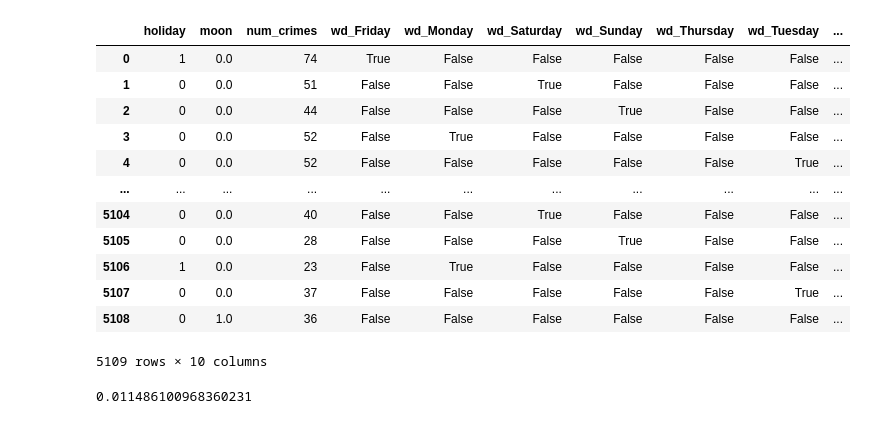
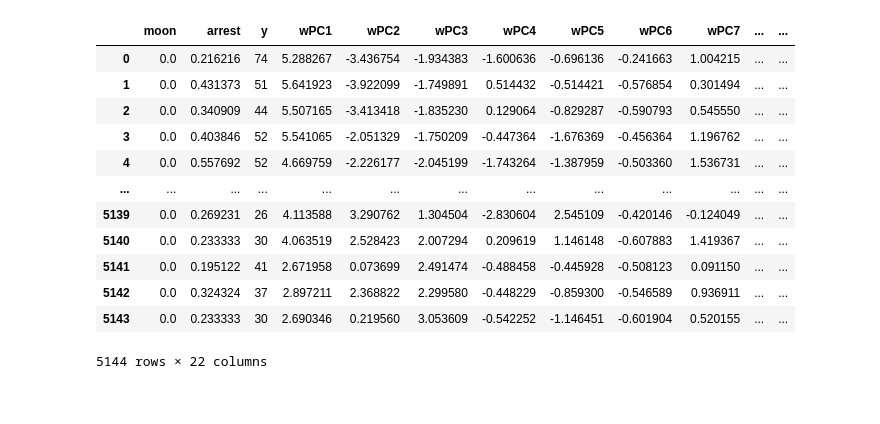
Before and after one commit to ZayneHMaughan/Case_StudyBYU, a Jupyter notebook: model.ipynb, the cells around one changed output. Saved outputs shown, nothing was run; the diff lists cells and outputs as text; code cells hidden in the pictures.

```diff
--- a/model.ipynb
+++ b/model.ipynb
@@ -29,0 +57,8 @@ day_data['holiday'] = day_data['holiday'].apply(lambda x: 0 if pd.isna(x) else 1
+# %%
+start_date = day_data['ds'].min()
+end_date = '2024-01-31'
+all_dates = pd.DataFrame(
+    data=pd.date_range(start_date, end_date, freq='d'),
+    columns=['ds']
+)
+all_dates['ds'] = pd.to_datetime(all_dates['ds'], format="%Y-%m-%d")
@@ -67,16 +98,0 @@ Name: holiday, Length: 5109, dtype: int64
-# %%
-X
-# %% [output]
-|  | holiday | moon | num_crimes | wd_Friday | wd_Monday | wd_Saturday | wd_Sunday | wd_Thursday | wd_Tuesday | ... |
-| 0 | 1 | 0.0 | 74 | True | False | False | False | False | False | ... |
-| 1 | 0 | 0.0 | 51 | False | False | True | False | False | False | ... |
-| 2 | 0 | 0.0 | 44 | False | False | False | True | False | False | ... |
-| 3 | 0 | 0.0 | 52 | False | True | False | False | False | False | ... |
-| 4 | 0 | 0.0 | 52 | False | False | False | False | False | True | ... |
-| ... | ... | ... | ... | ... | ... | ... | ... | ... | ... | ... |
-| 5104 | 0 | 0.0 | 40 | False | False | True | False | False | False | ... |
-| 5105 | 0 | 0.0 | 28 | False | False | False | True | False | False | ... |
-| 5106 | 1 | 0.0 | 23 | False | True | False | False | False | False | ... |
-| 5107 | 0 | 0.0 | 37 | False | False | False | False | False | True | ... |
-| 5108 | 0 | 1.0 | 36 | False | False | False | False | False | False | ... |
-5109 rows × 10 columns
@@ -85,8 +99,47 @@ X_train, X_test, y_train, y_test = train_test_split(X, Y, test_size=.2, random_s
-# %%
-lasso = LassoCV()
-lasso.fit(X_train, y_train)
-
-y_pred = lasso.predict(X_test)
-mean_squared_error(y_true=y_test, y_pred=y_pred)
-# %% [output]
-0.011486100968360231
+# %%
+day_data = day_data.drop(columns=['holiday'])
+regressor_columns = ['moon', 'arrest', 'wd']
+output_data = pd.merge(
+    all_dates[all_dates['ds'] >= day_data['ds'].min()],
+    day_data,
+    how='left',
+    on=['ds'])
+output_data.sort_values(
+    by=['ds'],
+    ascending=True,
+    inplace=True,
+    ignore_index=True)
+
+input_data = day_data.rename(columns={'num_crimes': 'y'})
+enc = OneHotEncoder(drop='first')
+wd_enc = enc.fit_transform(input_data[['wd']])
+wd_enc = wd_enc.toarray()
+wds = enc.get_feature_names_out(['wd'])
+wd_enc = pd.DataFrame(wd_enc, columns=wds)
+input_data = pd.concat([input_data, wd_enc], axis=1)
+input_data = input_data.drop(columns=['wd'])
+input_data = input_data[input_data['ds'] < '2024-01-01']
+
+output_data = output_data.rename(columns={'num_crimes': 'y'})
+wd_enc = enc.fit_transform(output_data[['wd']])
+wds = enc.get_feature_names_out(['wd'])
+wd_enc = wd_enc.toarray()
+wd_enc = pd.DataFrame(wd_enc, columns=wds)
+output_data = pd.concat([output_data, wd_enc], axis=1)
+output_data = output_data.drop(columns=['wd'])
+# %%
+output_data
+# %% [output]
+|  | moon | arrest | y | wPC1 | wPC2 | wPC3 | wPC4 | wPC5 | wPC6 | wPC7 | ... | ... |
+| 0 | 0.0 | 0.216216 | 74 | 5.288267 | -3.436754 | -1.934383 | -1.600636 | -0.696136 | -0.241663 | 1.004215 | ... | ... |
+| 1 | 0.0 | 0.431373 | 51 | 5.641923 | -3.922099 | -1.749891 | 0.514432 | -0.514421 | -0.576854 | 0.301494 | ... | ... |
+| 2 | 0.0 | 0.340909 | 44 | 5.507165 | -3.413418 | -1.835230 | 0.129064 | -0.829287 | -0.590793 | 0.545550 | ... | ... |
+| 3 | 0.0 | 0.403846 | 52 | 5.541065 | -2.051329 | -1.750209 | -0.447364 | -1.676369 | -0.456364 | 1.196762 | ... | ... |
+| 4 | 0.0 | 0.557692 | 52 | 4.669759 | -2.226177 | -2.045199 | -1.743264 | -1.387959 | -0.503360 | 1.536731 | ... | ... |
+| ... | ... | ... | ... | ... | ... | ... | ... | ... | ... | ... | ... | ... |
+| 5139 | 0.0 | 0.269231 | 26 | 4.113588 | 3.290762 | 1.304504 | -2.830604 | 2.545109 | -0.420146 | -0.124049 | ... | ... |
+| 5140 | 0.0 | 0.233333 | 30 | 4.063519 | 2.528423 | 2.007294 | 0.209619 | 1.146148 | -0.607883 | 1.419367 | ... | ... |
+| 5141 | 0.0 | 0.195122 | 41 | 2.671958 | 0.073699 | 2.491474 | -0.488458 | -0.445928 | -0.508123 | 0.091150 | ... | ... |
+| 5142 | 0.0 | 0.324324 | 37 | 2.897211 | 2.368822 | 2.299580 | -0.448229 | -0.859300 | -0.546589 | 0.936911 | ... | ... |
+| 5143 | 0.0 | 0.233333 | 30 | 2.690346 | 0.219560 | 3.053609 | -0.542252 | -1.146451 | -0.601904 | 0.520155 | ... | ... |
+5144 rows × 22 columns
```
Also changed, not shown: parts of 17 cells of this notebook, 1 other file.
